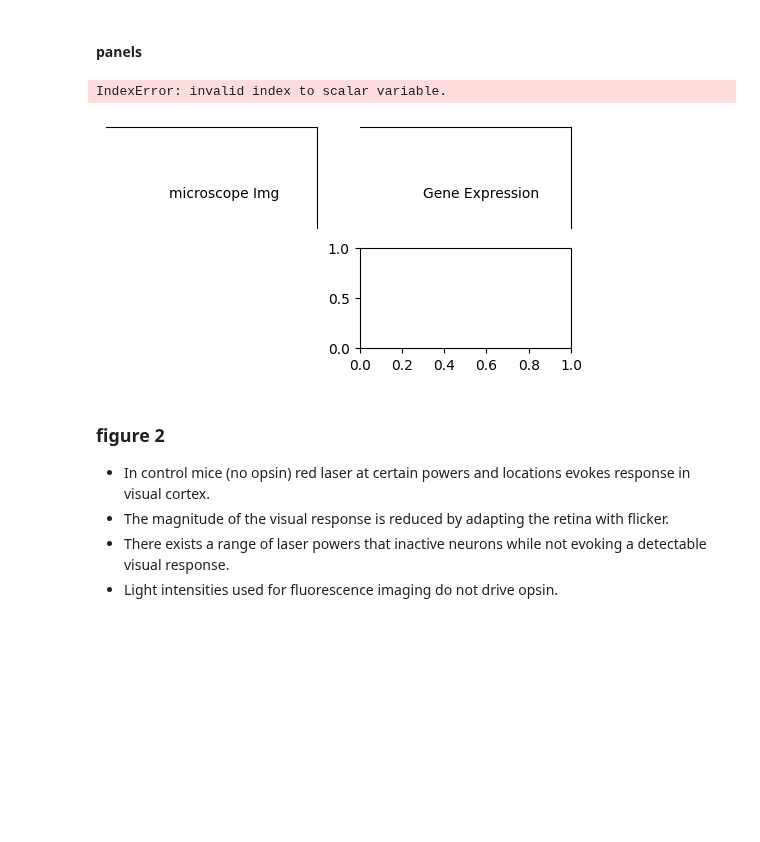
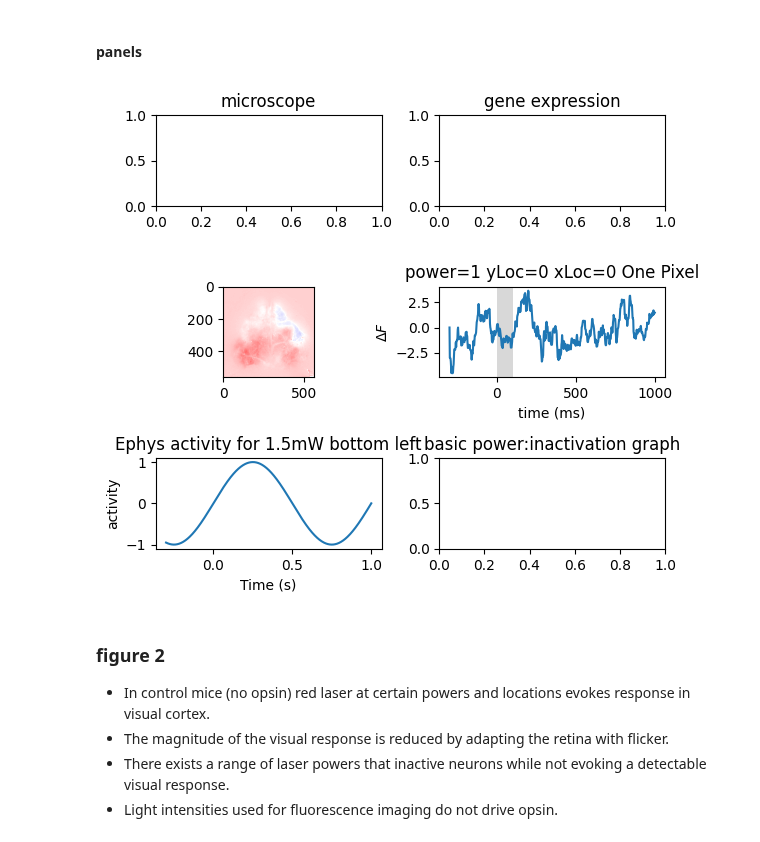
Before and after one commit to paschamatveev/wfOptoProject, a Jupyter notebook: wf + opto/copy figure-prep.ipynb, the cells around one changed output. Drawn from its saved outputs; the diff is of its cells as text; code cells hidden in the pictures; blank space fills up the shorter version.

```diff
--- a/wf + opto/copy figure-prep.ipynb
+++ b/wf + opto/copy figure-prep.ipynb
@@ -84,7 +71,0 @@ def brainImg(ax):
-# %%
-def inactivation(ax):
-    plt.text(x=.3, y=.3, s='Basic power-inactivation',transform=ax.transAxes)
-    plt.xticks([])
-    plt.yticks([])
-    ax.spines['left'].set_visible(False)
-    ax.spines['bottom'].set_visible(False)
@@ -91,3 +92,6 @@ def inactivation(ax):
+# %%
+def inactivation(ax):
+    plt.title('basic power:inactivation graph')
 # %%
 def microscope(ax):
     '''
@@ -95,28 +99,20 @@ def microscope(ax):
     pulse length - .1 s
     magnitude is 2.5
     '''
-    plt.text(x=.3, y=.3, s='microscope Img',transform=ax.transAxes)
-    plt.xticks([])
-    plt.yticks([])
-    ax.spines['left'].set_visible(False)
-    ax.spines['bottom'].set_visible(False)
+    plt.title('microscope')
 def geneExpression(ax):
     '''
     shows pulse length and magnitude
     pulse length - .1 s
     magnitude is 2.5
     '''
-    plt.text(x=.3, y=.3, s='Gene Expression',transform=ax.transAxes)
-    plt.xticks([])
-    plt.yticks([])
-    ax.spines['left'].set_visible(False)
-    ax.spines['bottom'].set_visible(False)
+    plt.title('gene expression')
 # %%
 def wfTrace(ax):
-    power = 2.5
+    power = 1
     n_samples=650
     timestamps=np.linspace(-.3,1,n_samples)*1000
-    galvoLoc=2.5
+    galvoLoc=0
 
     pixel_ix=np.ravel_multi_index((428,410),(dataOp.py, dataOp.px))
     pows = np.argwhere(dataOp.laserPowers==power).ravel()
@@ -154,29 +149,30 @@ def ephys(ax):
 # %%
 # figure plotting
 
-f = plt.figure(figsize=(6,6))
-gs=mpl.gridspec.GridSpec(4,2)
+f = plt.figure(figsize=(6,10))
+gs=mpl.gridspec.GridSpec(6,2)
 
 ax = plt.subplot(gs[0])
 microscope(ax)
 
 ax = plt.subplot(gs[1])
 geneExpression(ax)
 
-ax = plt.subplot(gs[3])
+ax = plt.subplot(gs[2])
 brainImg(ax)
 
-ax = plt.subplot(gs[2])
+ax = plt.subplot(gs[3])
 wfTrace(ax)
 
 ax = plt.subplot(gs[4])
 ephys(ax)
 
 ax = plt.subplot(gs[5])
 inactivation(ax)
+
+f.tight_layout()
 # %% [output]
-IndexError: invalid index to scalar variable.
-[figure, old version]
+[figure, new version]
 # %% [markdown]
 ### figure 2
 
```
Also changed, not shown: parts of 15 cells of this notebook.
